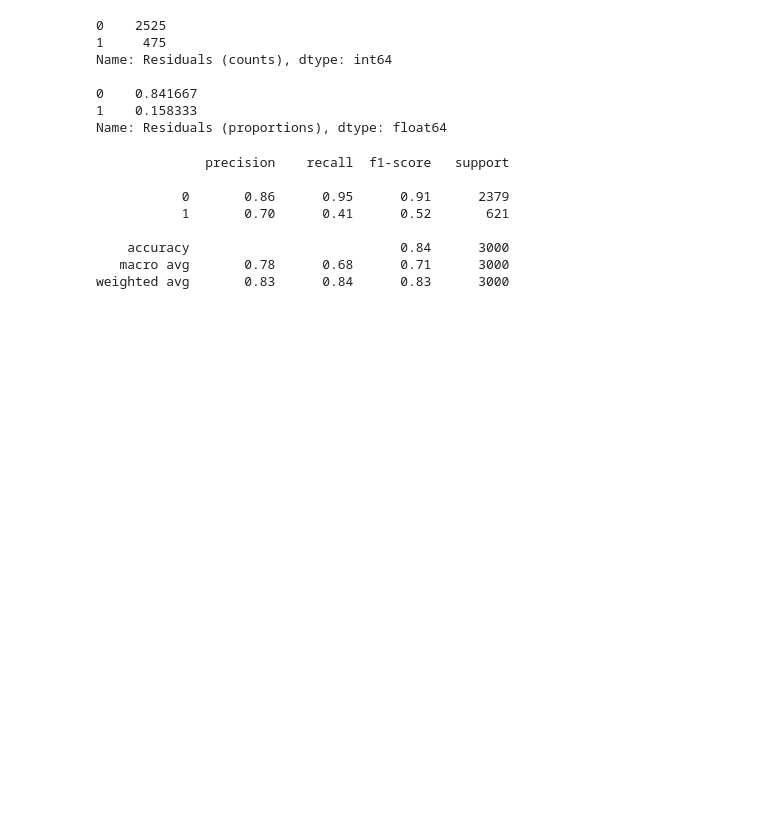
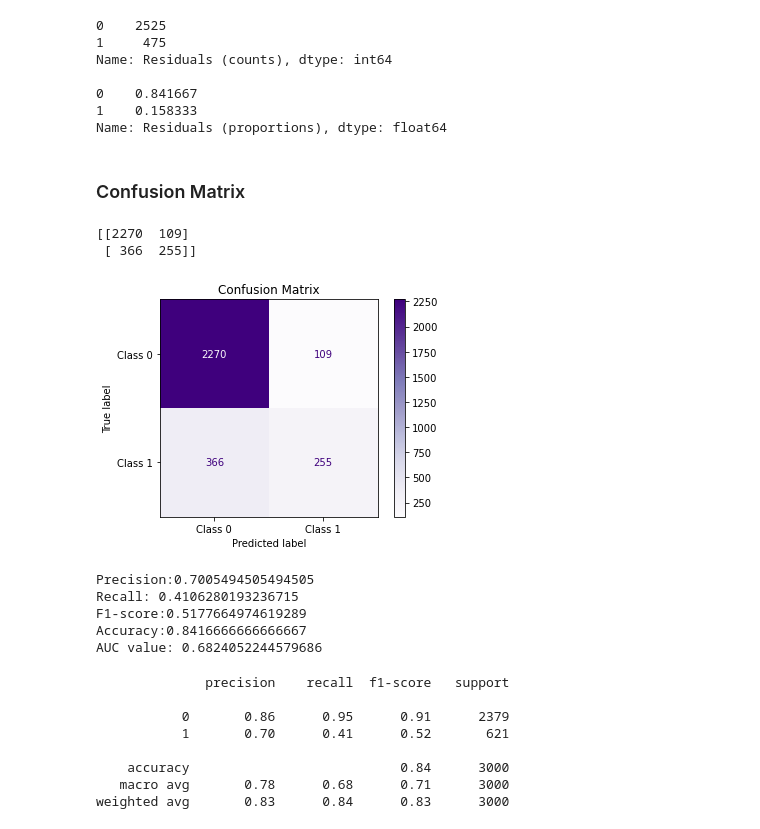
Before and after one commit to kanyua-charity/Bank-Customer-Churn-Prediction, a Jupyter notebook: index.ipynb, the cells around one changed output. Drawn from its saved outputs; the diff is of its cells as text; code cells hidden in the pictures; blank space fills up the shorter version.

```diff
--- a/index.ipynb
+++ b/index.ipynb
@@ -284,3 +284,25 @@ Name: Residuals (counts), dtype: int64
 0    0.841667
 1    0.158333
 Name: Residuals (proportions), dtype: float64
+# %% [markdown]
+### Confusion Matrix
+# %%
+cm = confusion_matrix(y_test, y_hat_test)
+print(cm)
+# %% [output]
+[[2270  109]
+ [ 366  255]]
+# %%
+# disp = ConfusionMatrixDisplay(confusion_matrix=cm,
+#                               display_labels=df.target_names)
+# disp.plot()
+# plt.xlabel("Predicted label")
+# plt.ylabel("True label")
+# plt.show()
+disp = ConfusionMatrixDisplay(confusion_matrix=cm,
+                               display_labels=['Class 0', 'Class 1'])
+disp.plot(cmap="Purples")
+plt.title('Confusion Matrix')
+plt.show()
+# %% [output]
+[figure, added]
@@ -287,3 +318,16 @@ Name: Residuals (proportions), dtype: float64
+# %%
+
+print(f"Precision:{precision}")
+print(f"Recall: {recall}")
+print(f"F1-score:{f1}")
+print(f"Accuracy:{accuracy}")
+print(f"AUC value: {auc_value}")
+# %% [output]
+Precision:0.7005494505494505
+Recall: 0.4106280193236715
+F1-score:0.5177664974619289
+Accuracy:0.8416666666666667
+AUC value: 0.6824052244579686
 # %%
 print(classification_report(y_true=y_test,y_pred=y_hat_test))
 # %% [output]
```
Also changed, not shown: parts of 17 cells of this notebook.
